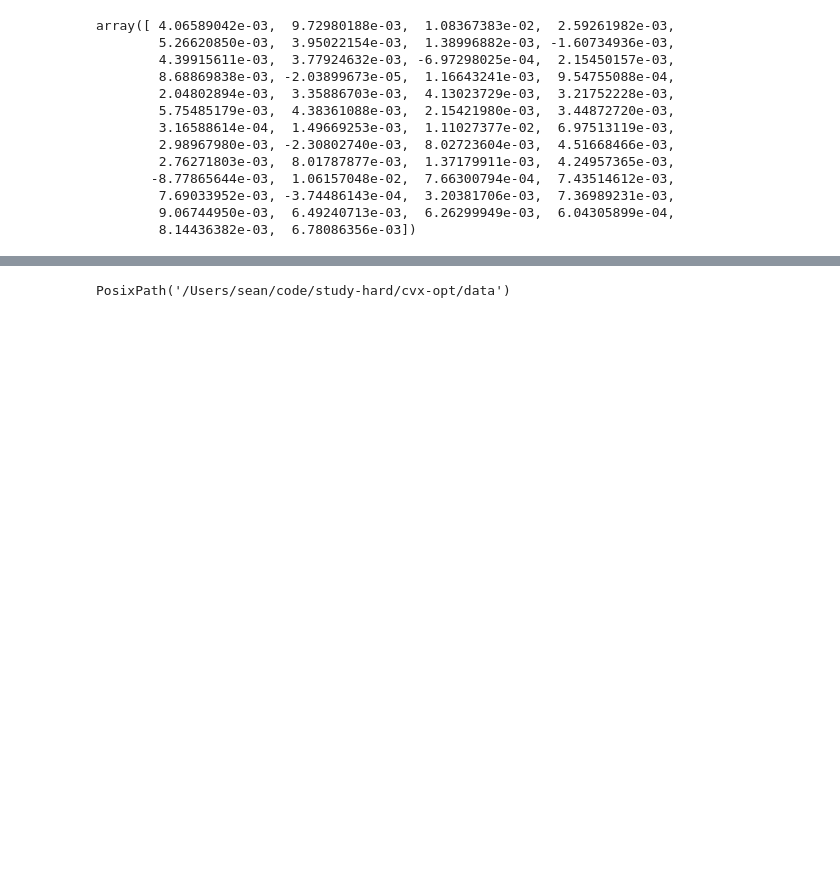
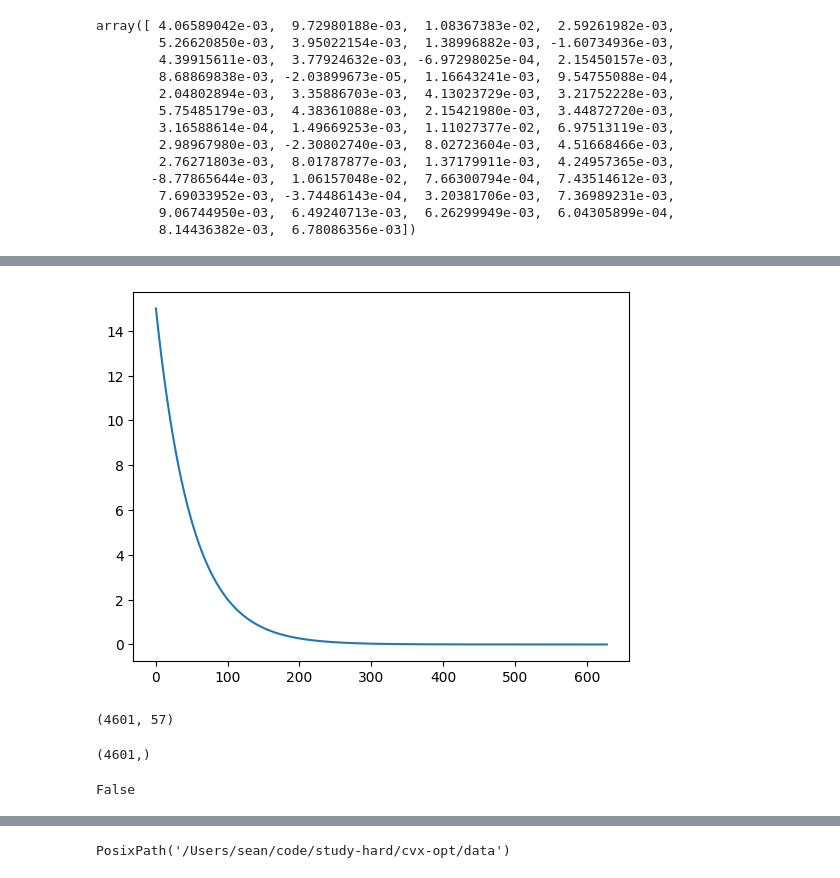
Before and after one commit to seanjennings960/study-hard, a Jupyter notebook: cvx-opt/notebooks/hw6.ipynb, the cells around one changed output, grey strips where cells are left out. Saved outputs shown, nothing was run; the diff lists cells and outputs as text; code cells hidden in the pictures; blank space fills up the shorter version.

```diff
--- a/cvx-opt/notebooks/hw6.ipynb
+++ b/cvx-opt/notebooks/hw6.ipynb
@@ -462,2 +471,18 @@ def train(X, y):
+# %%
+plot_result(res, test_f)
+# %% [output]
+[figure, added]
+# %%
+X.shape
+# %% [output]
+(4601, 57)
+# %%
+y.shape
+# %% [output]
+(4601,)
 # %%
 res = train(X[:N_train], y[:N_train])
+# %%
+res.converged
+# %% [output]
+False
```
Also changed, not shown: parts of 37 cells of this notebook, 9 other files.
